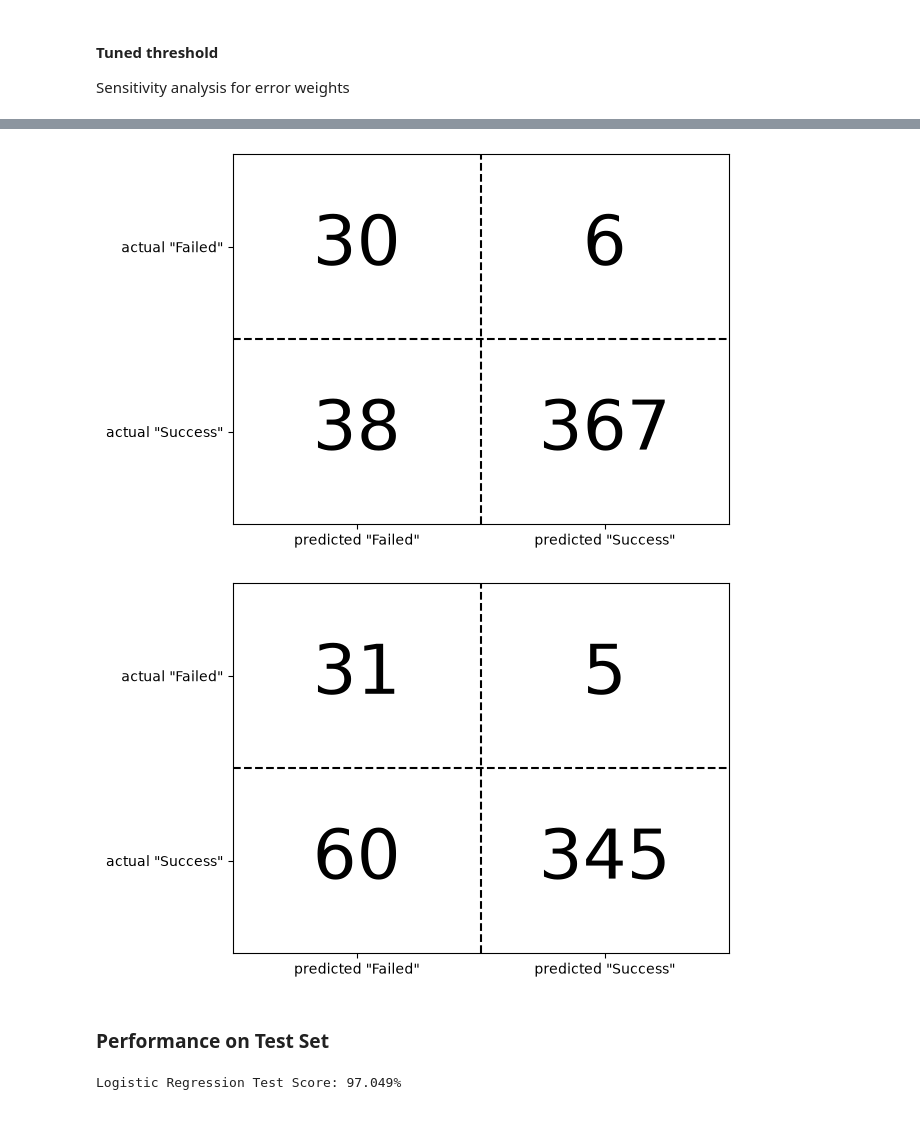
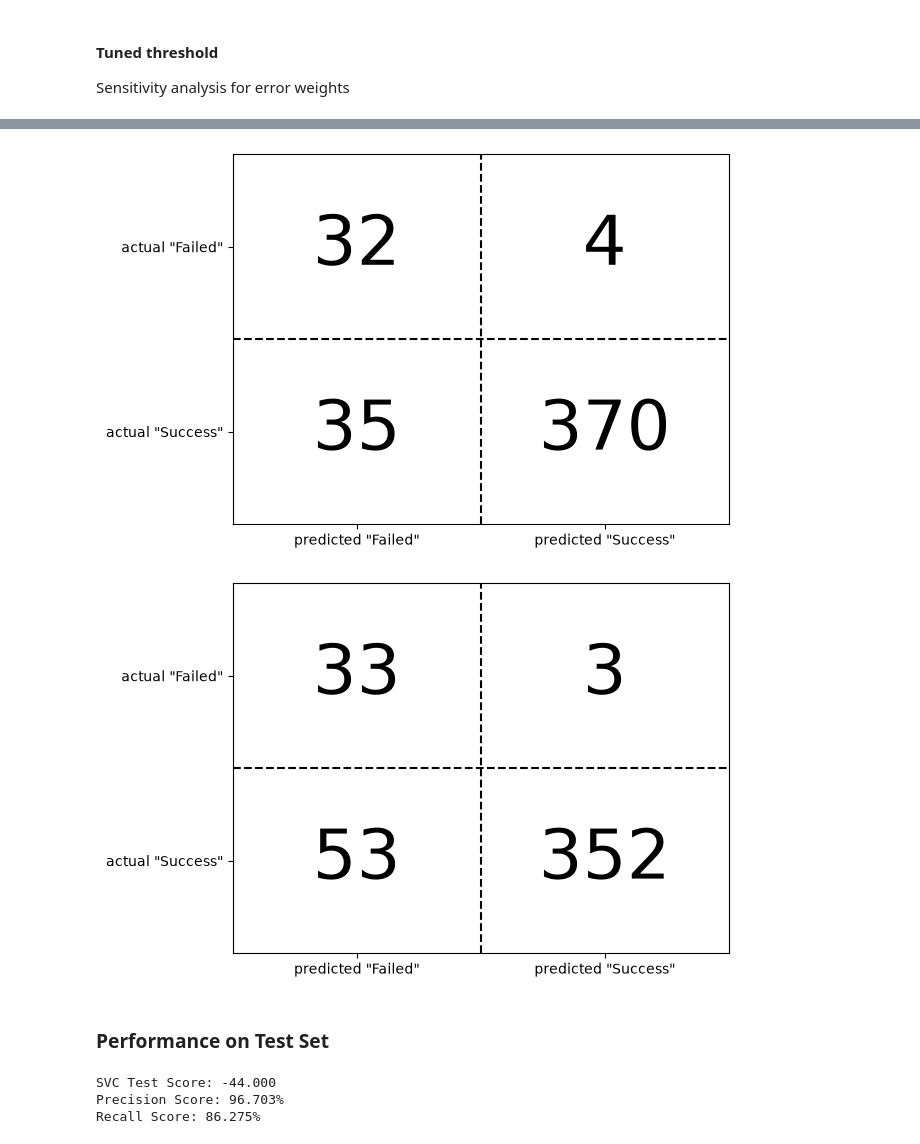
Before and after one commit to svd-jelo/SpaceY-Falcon-9-Project, a Jupyter notebook: notebooks/3.2-cjra-modelling.ipynb, the cells around one changed output, grey strips where cells are left out. Drawn from its saved outputs; the diff is of its cells as text; code cells hidden in the pictures.

```diff
--- a/notebooks/3.2-cjra-modelling.ipynb
+++ b/notebooks/3.2-cjra-modelling.ipynb
@@ -850,14 +850,13 @@ svc_param_grid = [
 
 svc_model = RandomizedSearchCV(
     Pipeline([('transformer', transformer),
-              ('classifier', SVC(class_weight='balanced', random_state=random_state, verbose=1))
+              ('classifier', SVC(class_weight='balanced', random_state=random_state))
              ]),
     svc_param_grid,
     scoring = 'average_precision',
     cv = 5,
     random_state = random_state,
     n_iter = 80,
-    verbose = 3,
     n_jobs = -1
 )
 
@@ -949,7 +1079,7 @@ from sklearn.model_selection import cross_val_predict
 
 fig, ax = plt.subplots(figsize=(8,6))
 
-y_scores = cross_val_predict(lr_hyperparam.best_estimator_,
+y_scores = cross_val_predict(svc_model.best_estimator_,
                              X_train,
                              y_train,
                              cv=5,
@@ -963,7 +1093,7 @@ ax.plot(
     color = 'blue',
     ls = '-',
     lw = 2,
-    label='LR Model'
+    label='SVC Model'
 )
 
 # Default threshold
@@ -992,6 +1122,7 @@ plt.show()
 Sensitivity analysis for error weights
 # %%
 import matplotlib.cm as cm
+from sklearn.metrics import make_scorer
 
 fig,ax = plt.subplots(figsize=(10,8))
 
@@ -1001,7 +1132,7 @@ ax.plot(
     color = 'blue',
     ls = '-',
     lw = 2,
-    label='LR Model'
+    label='SVC Model'
 )
 
 # Default threshold
@@ -1034,12 +1165,12 @@ sensitivity_results = {
 
 for key, val, color in zip(error_weights.keys(), error_weights.values(), colors):
     weights = dict(zip(('weight_fp','weight_fn'),val))
-    lr_threshold = TunedThresholdClassifierCV(lr_hyperparam.best_estimator_,
+    svc_threshold = TunedThresholdClassifierCV(svc_model.best_estimator_,
                                               scoring = make_scorer(gain_score, **weights),
                                               cv = 5,
                                               random_state=42)
-    lr_threshold.fit(X_train,y_train)
-    tuned_threshold = lr_threshold.best_threshold_
+    svc_threshold.fit(X_train,y_train)
+    tuned_threshold = svc_threshold.best_threshold_
     idx = np.argmin(np.abs(thresholds - tuned_threshold))
     tuned_precision = precisions[idx]
     tuned_recall = recalls[idx]
@@ -1081,0 +1217,8 @@ pd.DataFrame(sensitivity_results)
+# %%
+weights = {'weight_fp': 10, 'weight_fn': 1}
+scoring = make_scorer(gain_score, **weights)
+svc_model_tuned = TunedThresholdClassifierCV(svc_model.best_estimator_,
+                                             scoring=scoring,
+                                             cv=5,
+                                             random_state=random_state)
+svc_model_tuned.fit(X_train, y_train)
@@ -1082,21 +1243,29 @@ pd.DataFrame(sensitivity_results)
 # %%
-binary_confusion_plot(confusion_matrix(y_train, lr_hyperparam.predict(X_train)),
+binary_confusion_plot(confusion_matrix(y_train, svc_model.predict(X_train)),
                       positive_class='Success',
                       negative_class='Failed')
 # %% [output]
-[figure, old version]
+[figure, new version]
 # %%
-binary_confusion_plot(confusion_matrix(y_train, lr_threshold.predict(X_train)),
+binary_confusion_plot(confusion_matrix(y_train, svc_model_tuned.predict(X_train)),
                       positive_class='Success',
                       negative_class='Failed')
 # %% [output]
-[figure, old version]
+[figure, new version]
 # %% [markdown]
 ### Performance on Test Set
 # %%
-lr_pred = search_cv.predict(X_test)
-lr_test_score = average_precision_score(y_test, lr_pred)
-print('Logistic Regression Test Score: {:.3%}'.format(lr_test_score))
+from sklearn.metrics import precision_score, recall_score
+
+svc_pred = svc_model_tuned.predict(X_test)
+svc_test_score = scoring(svc_model_tuned, X_test, y_test)
+svc_test_precision = precision_score(y_test, svc_pred)
+svc_test_recall = recall_score(y_test, svc_pred)
+print('SVC Test Score: {:.3f}'.format(svc_test_score))
+print('Precision Score: {:.3%}'.format(svc_test_precision))
+print('Recall Score: {:.3%}'.format(svc_test_recall))
 # %% [output]
-Logistic Regression Test Score: 97.049%
+SVC Test Score: -44.000
+Precision Score: 96.703%
+Recall Score: 86.275%
 # %%
```
Also changed, not shown: parts of 21 cells of this notebook, 3 other files.
